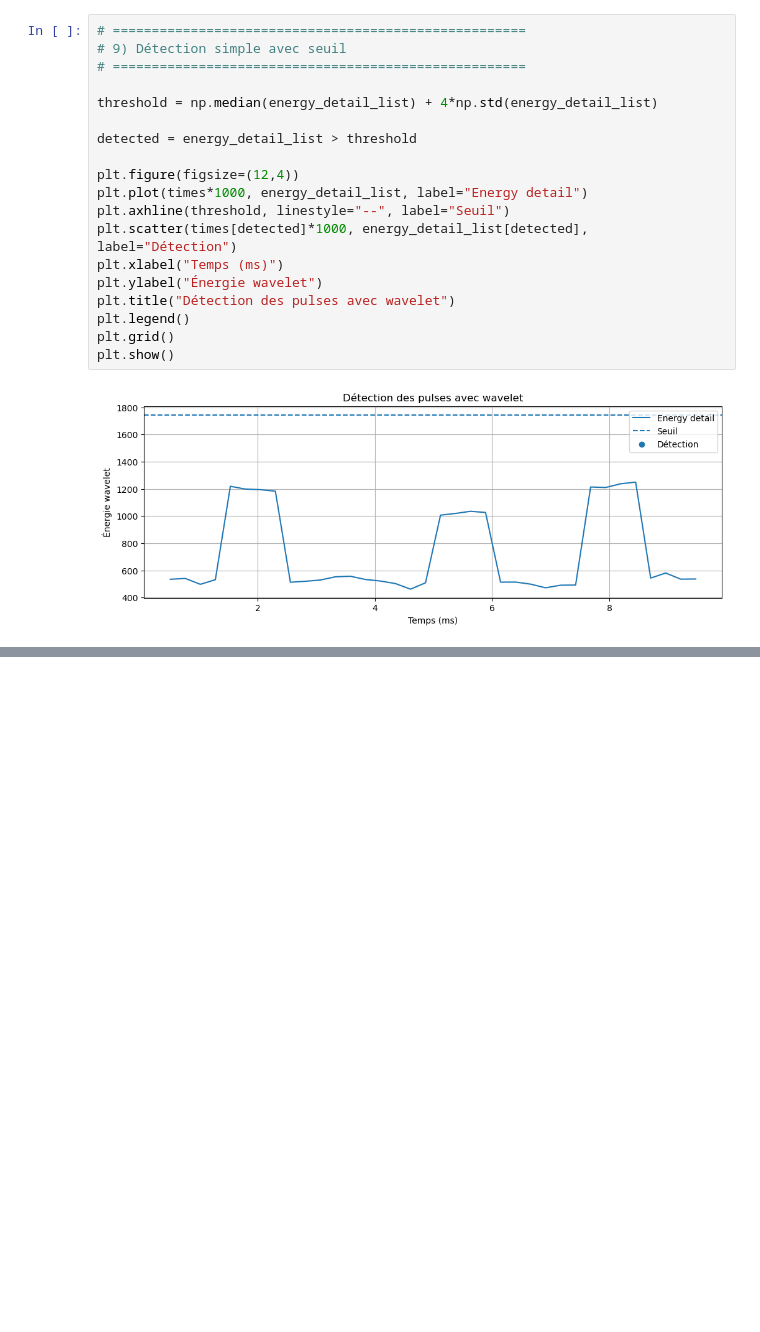
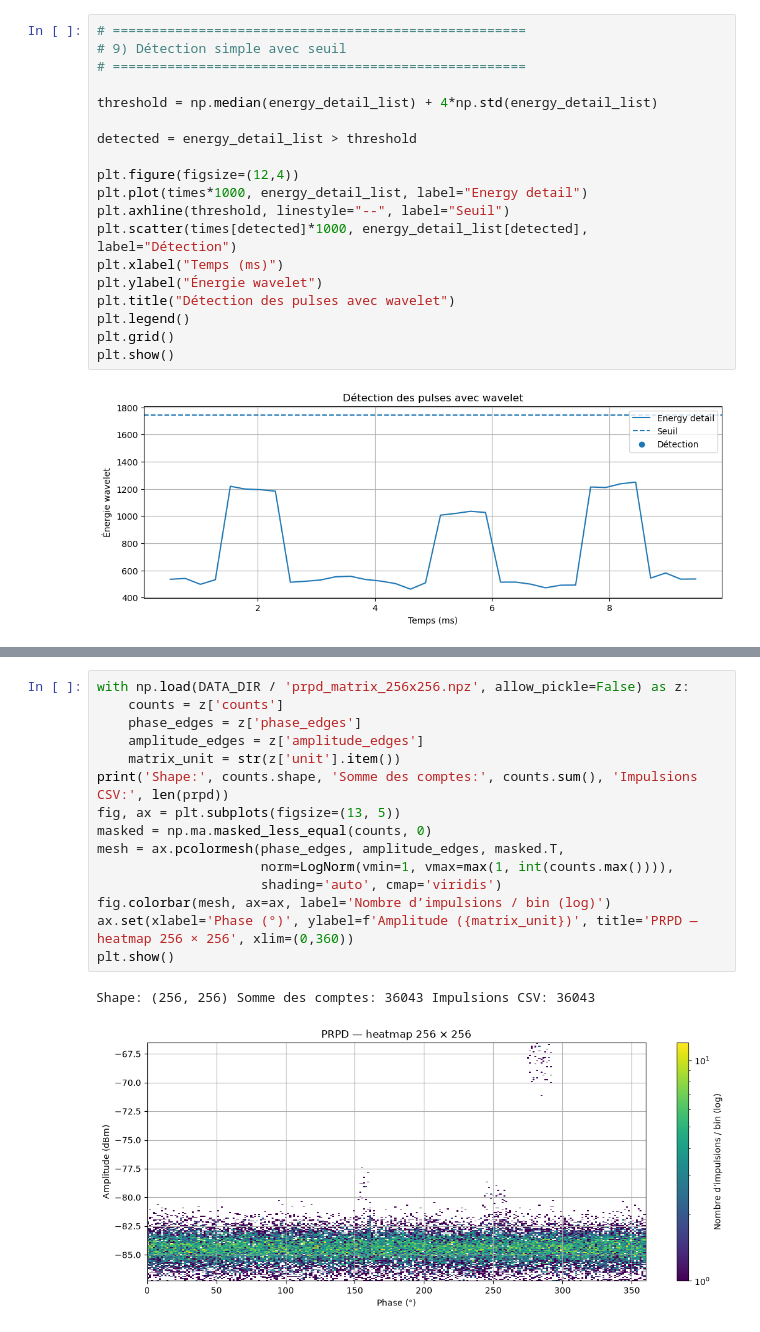
Before and after one commit to yousefBens/SDR_PRPD, a Jupyter notebook: Learn.ipynb, the cells around one changed output, grey strips where cells are left out. Drawn from its saved outputs; the diff is of its cells as text; blank space fills up the shorter version.

```diff
--- a/Learn.ipynb
+++ b/Learn.ipynb
@@ -1965,0 +2042,18 @@ plt.show()
+# %%
+with np.load(DATA_DIR / 'prpd_matrix_256x256.npz', allow_pickle=False) as z:
+    counts = z['counts']
+    phase_edges = z['phase_edges']
+    amplitude_edges = z['amplitude_edges']
+    matrix_unit = str(z['unit'].item())
+print('Shape:', counts.shape, 'Somme des comptes:', counts.sum(), 'Impulsions CSV:', len(prpd))
+fig, ax = plt.subplots(figsize=(13, 5))
+masked = np.ma.masked_less_equal(counts, 0)
+mesh = ax.pcolormesh(phase_edges, amplitude_edges, masked.T,
+                     norm=LogNorm(vmin=1, vmax=max(1, int(counts.max()))),
+                     shading='auto', cmap='viridis')
+fig.colorbar(mesh, ax=ax, label='Nombre d’impulsions / bin (log)')
+ax.set(xlabel='Phase (°)', ylabel=f'Amplitude ({matrix_unit})', title='PRPD — heatmap 256 × 256', xlim=(0,360))
+plt.show()
+# %% [output]
+Shape: (256, 256) Somme des comptes: 36043 Impulsions CSV: 36043
+[figure, added]
```
Also changed, not shown: parts of 8 cells of this notebook, 4 other files.
